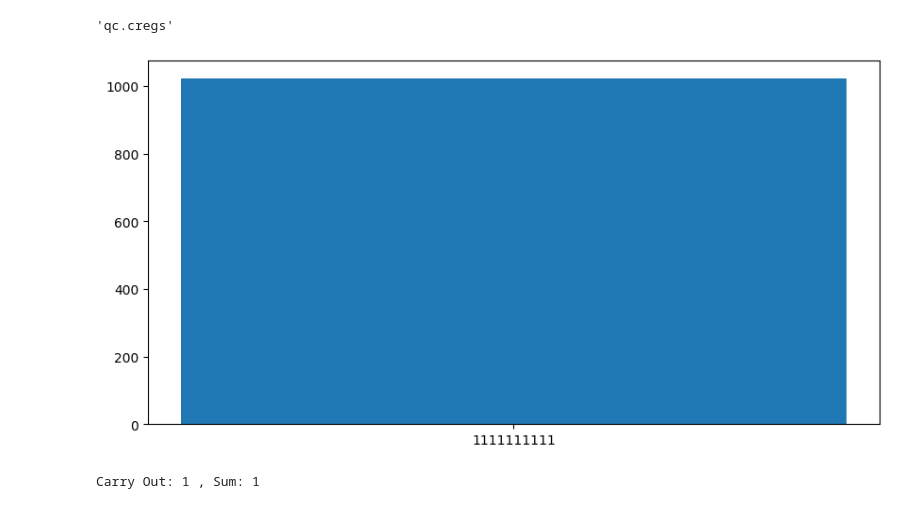
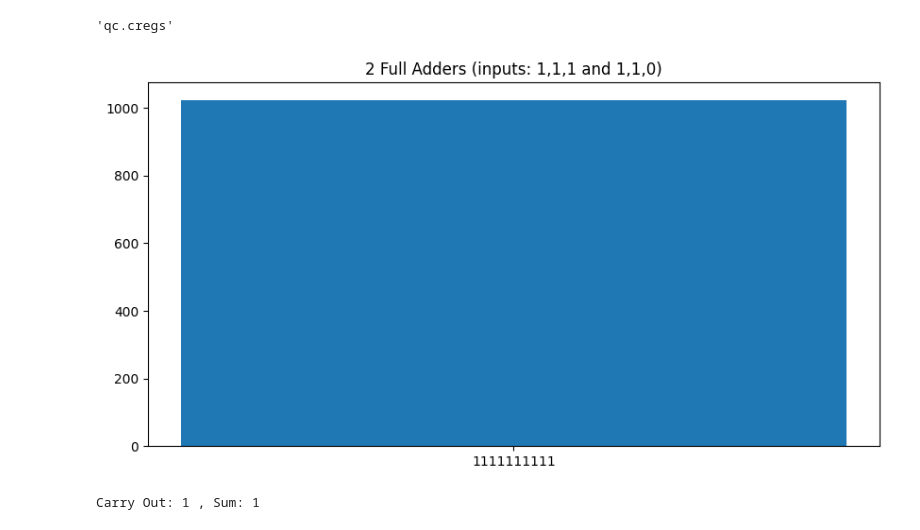
Before and after one commit to delbempedro/ic, a Jupyter notebook: projects/simulation_circuit.ipynb, the cells around one changed output. Drawn from its saved outputs; the diff is of its cells as text; code cells hidden in the pictures.

Commit message:
add title to graphs

```diff
--- a/projects/simulation_circuit.ipynb
+++ b/projects/simulation_circuit.ipynb
@@ -33,15 +33,16 @@ with Session(backend=aer_sim) as session:
 # %%
 #plot results and save image
 data = result[0].data.c.get_counts()
 names = list(data.keys())
 values = list(data.values())
 
 plt.figure(figsize=(10,5))
+plt.title("2 Full Adders (inputs: 1,1,1 and 1,1,0)")
 plt.bar(range(len(data)), values, tick_label=names)
 plt.savefig("results/simulation-without-noise.png", bbox_inches="tight")
 plt.show()
 # %% [output]
-[figure, old version]
+[figure, new version]
 # %%
 results = list(result[0].data.c.get_counts().keys())[0]
 carry_out = results[0]
```
Also changed, not shown: parts of 1 cell of this notebook, 3 other files.
